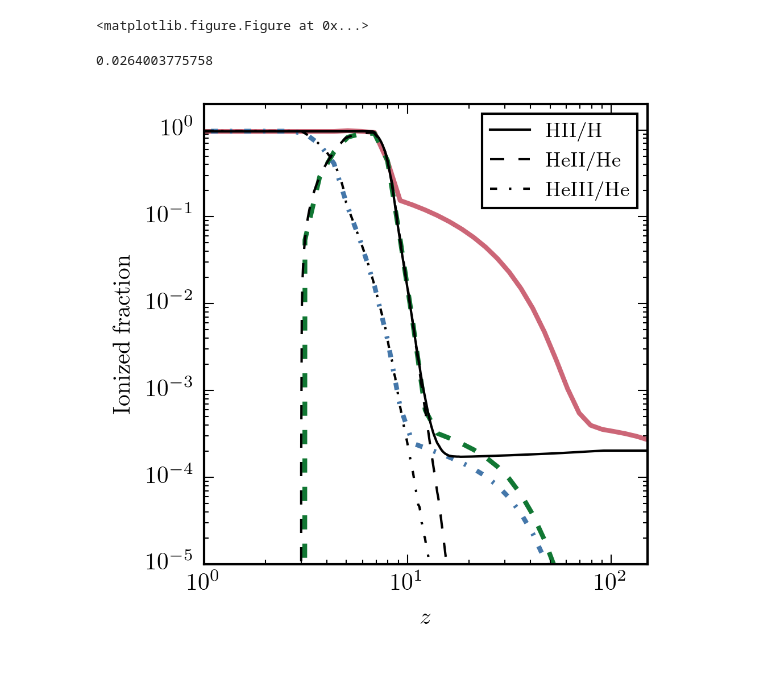
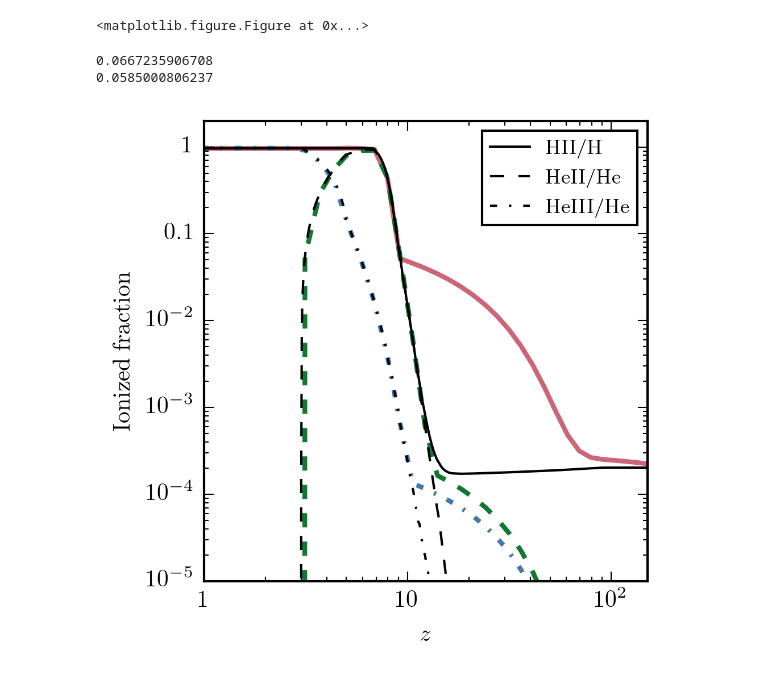
Before and after one commit to lue/dmb, a Jupyter notebook: photon_model.ipynb, the cells around one changed output. Drawn from its saved outputs; the diff is of its cells as text; code cells hidden in the pictures.

Commit message:
upd, final figures

```diff
--- a/photon_model.ipynb
+++ b/photon_model.ipynb
@@ -18,7 +18,7 @@ define_figure_style()
 setCosmology('planck15')
 cosmo = getCurrent()
 
-params = {'logMcrit': -9, 'Ishiyama': True, 'c_scatter': 0.15, 'cosmo': cosmo, 'subhalos': True}
+params = {'logMcrit': -9, 'Ishiyama': True, 'c_scatter': 0.15, 'cosmo': cosmo, 'subhalos': True, 'factor': 1}
 
 dm_data_pos = np.genfromtxt('PPPC4DM/AtProduction_positrons.dat', names=True)
 dm_data_neutr_e = np.genfromtxt('PPPC4DM/AtProduction_neutrinos_e.dat', names=True)
@@ -40,8 +40,11 @@ def get_electron_spec(e=5):
             dm_data_antiprot[dm_data_antiprot['mDM']==e],\
             dm_data_antideu[dm_data_antideu['mDM']==e]]
 # %%
-def CLfit(z, params):
+def CLfit(z, paramsx):
     popt = [0,0,0,0]
+    params = paramsx.copy()
+    factor = params['factor']
+    del params['factor']
     # Pessimistic
     if params == {'logMcrit': -6, 'Ishiyama': False, 'c_scatter': 0.08, 'cosmo': cosmo, 'subhalos': False}:
         popt = [  1.84649743e+04,  -1.02753619e+00,   2.46528943e+01,   1.82809696e+00]
@@ -54,6 +57,8 @@ def CLfit(z, params):
     # No sub-halo
     if params == {'logMcrit': -9, 'Ishiyama': False, 'c_scatter': 0.16, 'cosmo': cosmo, 'subhalos': False}:
         popt = [  3.29365151e+04,  -1.11127683e+00,   2.91912178e+01,   1.82020814e+00]
+    if params == {'logMcrit': -9, 'Ishiyama': True, 'c_scatter': 0.16, 'cosmo': cosmo, 'subhalos': False}:
+        popt = [  3.23447920e+05,  -1.16443863e+00,   4.23890668e+01,   2.45962644e+00]
     # With mNFW
     if params == {'logMcrit': -9, 'Ishiyama': True, 'c_scatter': 0.16, 'cosmo': cosmo, 'subhalos': True}:
         popt = [  5.59555238e+05,  -1.30461364e+00,   3.88430632e+01,   2.21880041e+00]
@@ -62,8 +67,15 @@ def CLfit(z, params):
         popt = [  6.59796852e+04,  -1.22289653e+00,   3.12134666e+01,   1.67865004e+00]
     if params == {'logMcrit': -6, 'Ishiyama': False, 'c_scatter': 0.16, 'cosmo': cosmo, 'subhalos': True}:
         popt = [  3.00818166e+04,  -1.12075206e+00,   2.39200911e+01,   1.76339590e+00]
+    # Cirelli
+    if params == {'logMcrit': -3, 'Ishiyama': False, 'c_scatter': 0.16, 'cosmo': cosmo, 'subhalos': False}:
+        popt = [  1.67776555e+04,  -1.03700269e+00,   2.04698107e+01,   1.84096902e+00]
+    if params == {'logMcrit': -6, 'Ishiyama': False, 'c_scatter': 0.16, 'cosmo': cosmo, 'subhalos': False}:
+        popt = [  2.44497415e+04,  -1.07777648e+00,   2.46684514e+01,   1.81837757e+00]
+    if params == {'logMcrit': -9, 'Ishiyama': False, 'c_scatter': 0.16, 'cosmo': cosmo, 'subhalos': False}:
+        popt = [  3.29365151e+04,  -1.11127683e+00,   2.91912178e+01,   1.82020814e+00]
     a, b, c, d = popt
-    return a * (z)**b * np.exp(-((1+z)/c)**d) + 1
+    return factor*a * (z)**b * np.exp(-((1+z)/c)**d) + 1
 # %%
 # z_list = np.logspace(0, np.log10(3000), 100)[::-1]
 # age_list = cp.distance.age(z_list, **cp.fidcosmo)
@@ -353,41 +365,54 @@ def evolve_phot(mx, sigmav, channel, quite=True):
         photon_history[:,ii] = photons_particles
     return z_list, predicted_rhist, photon_history
 # %%
-params = {'logMcrit': -9, 'Ishiyama': True, 'c_scatter': 0.16, 'cosmo': cosmo, 'subhalos': True}
-z_list, predicted_rhist, photon_history = evolve_phot(40, 3e-26, 'e', quite=True)
+params = {'logMcrit': -9, 'Ishiyama': True, 'c_scatter': 0.16, 'cosmo': cosmo, 'subhalos': True, 'factor':1.0}
+z_list, predicted_rhist, photon_history = evolve_phot(40, 1e-26, 'e', quite=True)
 # %%
+def evaluate_tau(z0, z1, z_list_model, x_HII_list, x_HeII_list, x_HeIII_list):
+    z_list=np.linspace(z0,z1,300)
+    x_HII = np.interp(z_list, z_list_model[::-1], x_HII_list[::-1])
+    x_HeII = np.interp(z_list, z_list_model[::-1], x_HeII_list[::-1])
+    x_HeIII = np.interp(z_list, z_list_model[::-1], x_HeIII_list[::-1])
+    return cp.cr.integrate_optical_depth(x_HII, x_HeII+2.0*x_HeIII, z_list, **cp.fidcosmo)[-1]
+
 predicted_rhist[z_list<5,0] = np.interp(z_list, z_list_model, x_HII_list)[z_list<5]
 predicted_rhist[z_list<5,1] = np.interp(z_list, z_list_model, x_HeII_list)[z_list<5]
 predicted_rhist[z_list<5,2] = np.interp(z_list, z_list_model, x_HeIII_list)[z_list<5]
 predicted_rhist[:,3] = np.interp(z_list, z_list_model, x_HII_list)
 predicted_rhist[:,4] = np.interp(z_list, z_list_model, x_HeII_list)
 predicted_rhist[:,5] = np.interp(z_list, z_list_model, x_HeIII_list)
 
 plt.plot(z_list, predicted_rhist[:,0])
 plt.plot(z_list, predicted_rhist[:,1],'--')
 plt.plot(z_list, predicted_rhist[:,2],'-.')
 
 tau_original = cp.cr.integrate_optical_depth(predicted_rhist[:,3], predicted_rhist[:,4]+2.0*predicted_rhist[:,5], z_list, **cp.fidcosmo)[-1]
 tau_mod = cp.cr.integrate_optical_depth(predicted_rhist[:,0], predicted_rhist[:,1]+2.0*predicted_rhist[:,2], z_list, **cp.fidcosmo)[-1]
-print tau_mod-tau_original
+print evaluate_tau(0, 100, z_list, predicted_rhist[:,0], predicted_rhist[:,1], predicted_rhist[:,2])
+# print evaluate_tau(10, 50, z_list, predicted_rhist[:,0], predicted_rhist[:,1], predicted_rhist[:,2])
+print evaluate_tau(0, 100, z_list, predicted_rhist[:,3], predicted_rhist[:,4], predicted_rhist[:,5])
+# print evaluate_tau(10, 50, z_list, predicted_rhist[:,3], predicted_rhist[:,4], predicted_rhist[:,5])
 
 # print predicted_rhist
 plt.plot(z_list_model, x_HII_list,'-k',lw=1, label=r'$\mathrm{HII/H}$')
 plt.plot(z_list_model, x_HeII_list,'--k',lw=1,label=r'$\mathrm{HeII/He}$')
 plt.plot(z_list_model, x_HeIII_list,'-.k',lw=1,label=r'$\mathrm{HeIII/He}$')
 
 plt.xscale('log')
 plt.yscale('log')
 plt.ylim([1e-5, 2e0])
 plt.xlabel('$z$')
 plt.ylabel(r'$\mathrm{Ionized\;fraction}$')
 plt.legend()
 # plt.ylim([1e-4,1e-3])
 plt.xlim([1,150])
+fixlogax(plt.gca(),'x')
+fixlogax(plt.gca(),'y')
 plt.savefig('rhist.pdf')
 # %% [output]
-0.0264003775758
+0.0667235906708
+0.0585000806237
-[figure, old version]
+[figure, new version]
 # %%
 def tau_diff(mx, sigmav, channel):
     z_list, predicted_rhist, dumb = evolve_phot(mx, sigmav, channel)
```
Also changed, not shown: parts of 10 cells of this notebook, 1 other file.
